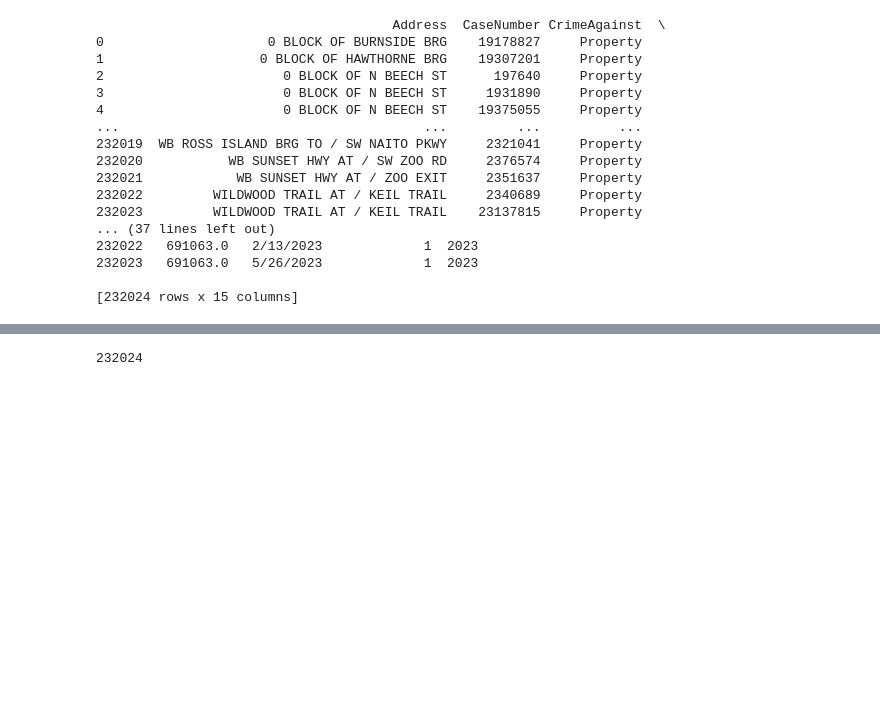
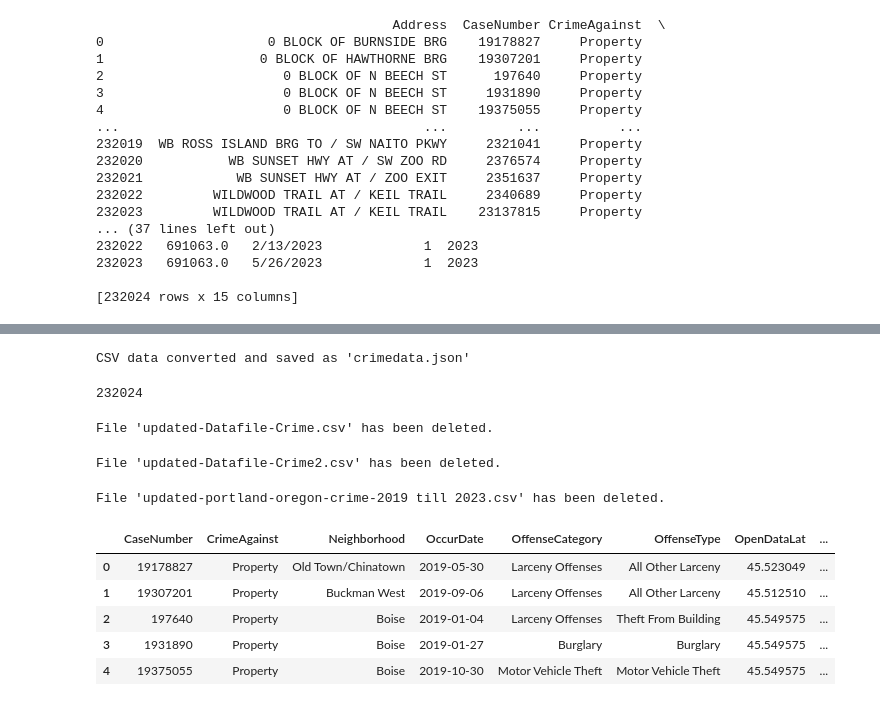
Before and after one commit to jnliou/crimeanalysis, a Jupyter notebook: ETL of the data.ipynb, the cells around one changed output, grey strips where cells are left out. Saved outputs shown, nothing was run; the diff lists cells and outputs as text; code cells hidden in the pictures; blank space fills up the shorter version.

```diff
--- a/ETL of the data.ipynb
+++ b/ETL of the data.ipynb
@@ -470,3 +516,10 @@ df3
+# %%
+df3 = pd.read_csv('data/updated-Datafile-Crime3.csv')
+# Convert the DataFrame to JSON format and save it to a JSON file
+df3.to_json('data/crimedata.json', orient='records', lines=True)
+print("CSV data converted and saved as 'crimedata.json'")
+# %% [output]
+CSV data converted and saved as 'crimedata.json'
 # %%
 import sqlite3
 import pandas as pd
@@ -483,3 +536,51 @@ df.to_sql(table_name, conn, index=False, if_exists='replace')
 232024
 # %%
 conn.close()
+# %%
+
+# Specify the path to the CSV file you want to delete
+csv_file_path = 'updated-Datafile-Crime.csv'
+
+# Check if the file exists before deleting it
+if os.path.exists(csv_file_path):
+    os.remove(csv_file_path)
+    print(f"File '{csv_file_path}' has been deleted.")
+else:
+    print(f"File '{csv_file_path}' does not exist.")
+# %% [output]
+File 'updated-Datafile-Crime.csv' has been deleted.
+# %%
+#Delete updated-Datafile-Crime2
+
+csv_file_path2 = 'updated-Datafile-Crime2.csv'
+
+# Check if the file exists before deleting it
+if os.path.exists(csv_file_path2):
+    os.remove(csv_file_path2)
+    print(f"File '{csv_file_path2}' has been deleted.")
+else:
+    print(f"File '{csv_file_path2}' does not exist.")
+# %% [output]
+File 'updated-Datafile-Crime2.csv' has been deleted.
+# %%
+#Delete updated-portland-oregon-crime-2019 till 2023.csv
+
+csv_file_path3 = 'updated-portland-oregon-crime-2019 till 2023.csv'
+
+# Check if the file exists before deleting it
+if os.path.exists(csv_file_path3):
+    os.remove(csv_file_path3)
+    print(f"File '{csv_file_path3}' has been deleted.")
+else:
+    print(f"File '{csv_file_path3}' does not exist.")
+# %% [output]
+File 'updated-portland-oregon-crime-2019 till 2023.csv' has been deleted.
+# %%
+df3.head()
+# %% [output]
+|  | CaseNumber | CrimeAgainst | Neighborhood | OccurDate | OffenseCategory | OffenseType | OpenDataLat | ... |
+| 0 | 19178827 | Property | Old Town/Chinatown | 2019-05-30 | Larceny Offenses | All Other Larceny | 45.523049 | ... |
+| 1 | 19307201 | Property | Buckman West | 2019-09-06 | Larceny Offenses | All Other Larceny | 45.512510 | ... |
+| 2 | 197640 | Property | Boise | 2019-01-04 | Larceny Offenses | Theft From Building | 45.549575 | ... |
+| 3 | 1931890 | Property | Boise | 2019-01-27 | Burglary | Burglary | 45.549575 | ... |
+| 4 | 19375055 | Property | Boise | 2019-10-30 | Motor Vehicle Theft | Motor Vehicle Theft | 45.549575 | ... |
```
Also changed, not shown: parts of 10 cells of this notebook.
